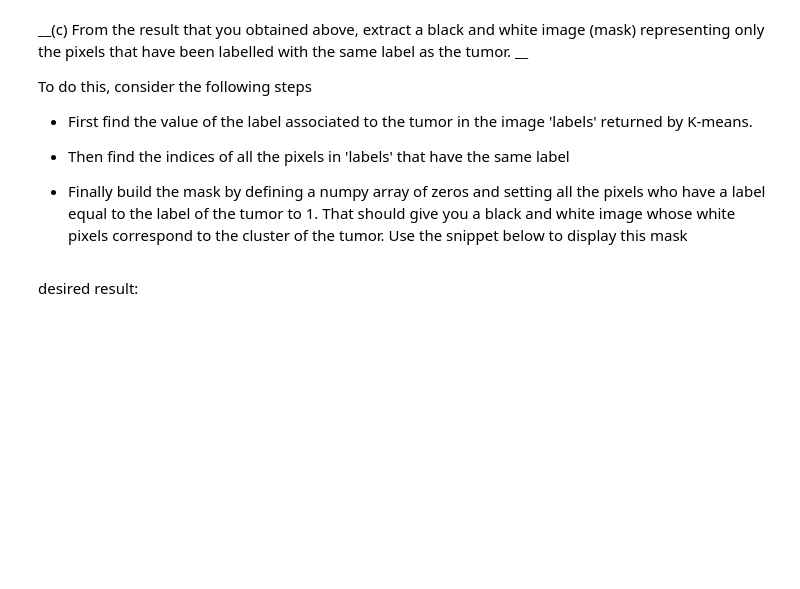
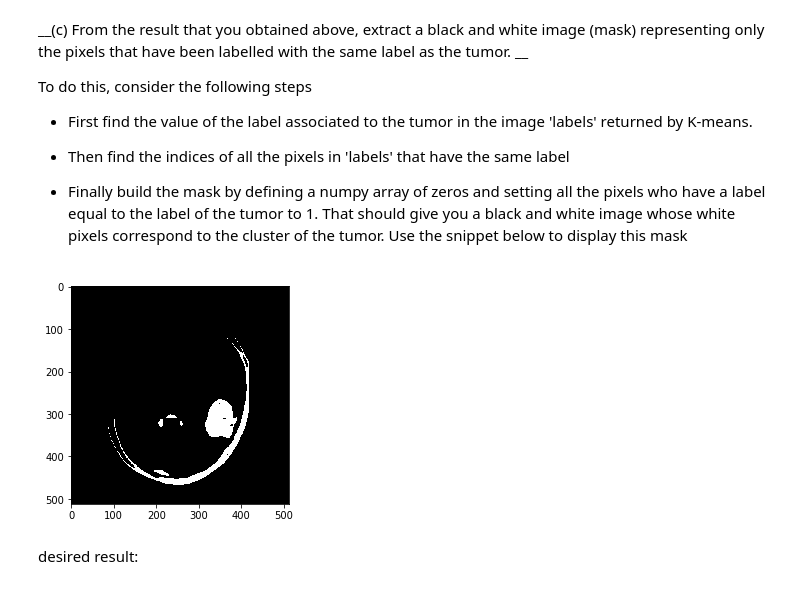
Before and after one commit to WaleedHashmi/Intro-to-Machine-Learning, a Jupyter notebook: Assignements/Assignment - 3/Assignment3 .ipynb, the cells around one changed output. Saved outputs shown, nothing was run; the diff lists cells and outputs as text; code cells hidden in the pictures; blank space fills up the shorter version.

```diff
--- a/Assignements/Assignment - 3/Assignment3 .ipynb
+++ b/Assignements/Assignment - 3/Assignment3 .ipynb
@@ -298,14 +331,21 @@ To do this, consider the following steps
 # %%
 # put your code here
 
+labels1 = labels
 
+tumor = np.where(labels1==1)[0]
 
+mask = np.zeros(262144)
 
+for t in tumor:
+    mask[t] = 1
 
+mask = np.reshape(mask,(512,512))
 
-
-plt.imshow(mask1, interpolation='nearest',cmap='gray')
+plt.imshow(mask, interpolation='nearest',cmap='gray')
 plt.show()
+# %% [output]
+[figure, added]
 # %% [markdown]
 desired result:
 # %%
```
Also changed, not shown: parts of 12 cells of this notebook, 1 other file.
